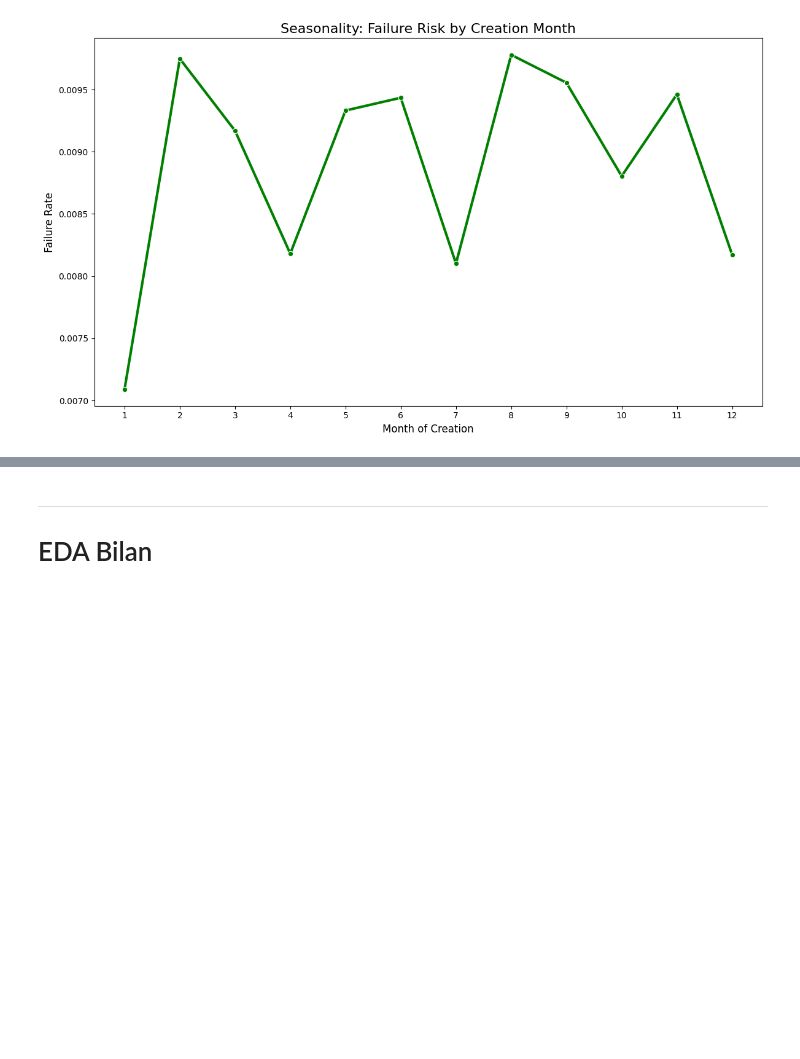
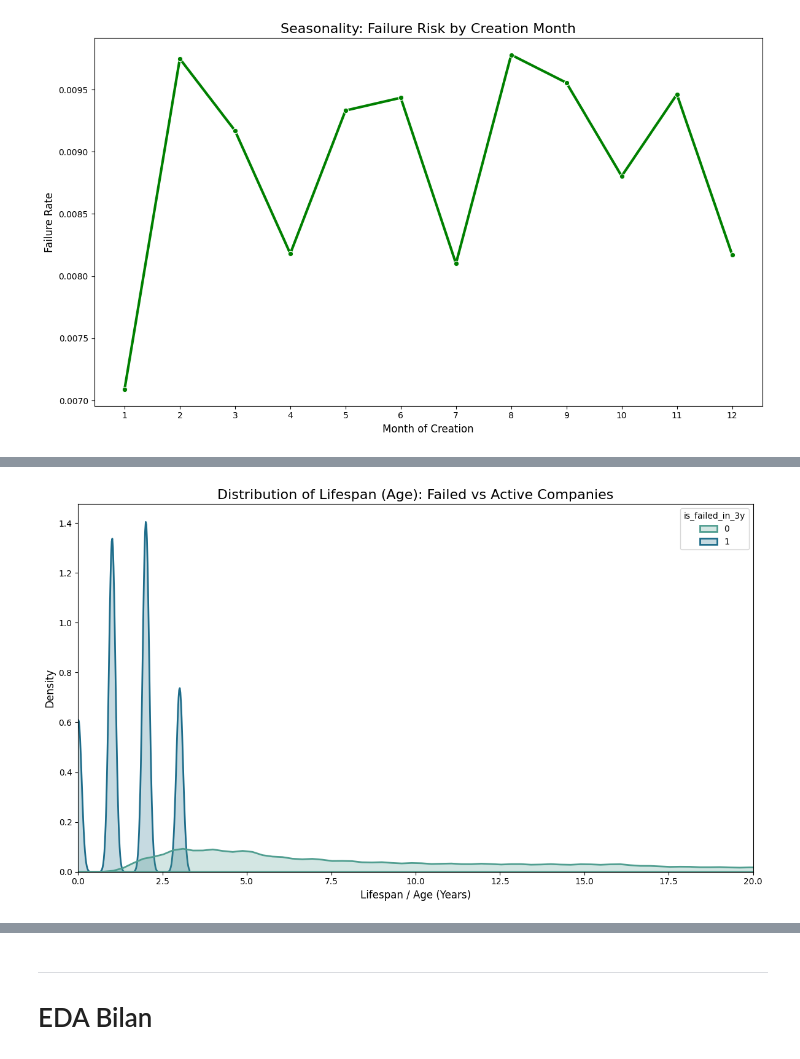
Before and after one commit to ugozchi/AS_Supervised_Learning, a Jupyter notebook: Notebooks/01_EDA.ipynb, the cells around one changed output, grey strips where cells are left out. Saved outputs shown, nothing was run; the diff lists cells and outputs as text; code cells hidden in the pictures; blank space fills up the shorter version.

```diff
--- a/Notebooks/01_EDA.ipynb
+++ b/Notebooks/01_EDA.ipynb
@@ -253,0 +291,14 @@ plt.show()
+# %%
+# --- Graph 9: Age Distribution (KDE) ---
+plt.figure(figsize=(12, 7))
+age_pandas = df_demo.select(["age_years", "is_failed_in_3y"]).to_pandas()
+sns.kdeplot(data=age_pandas, x='age_years', hue='is_failed_in_3y', fill=True, common_norm=False, palette='crest', linewidth=2)
+plt.title('Distribution of Lifespan (Age): Failed vs Active Companies', fontsize=16)
+plt.xlabel('Lifespan / Age (Years)', fontsize=12)
+plt.ylabel('Density', fontsize=12)
+plt.xlim(0, 20) # Focusing on the more relevant age range
+plt.tight_layout()
+plt.savefig('graph_9_age_distribution.png')
+plt.show()
+# %% [output]
+[figure, added]
```
Also changed, not shown: parts of 5 cells of this notebook, 5 other files.
